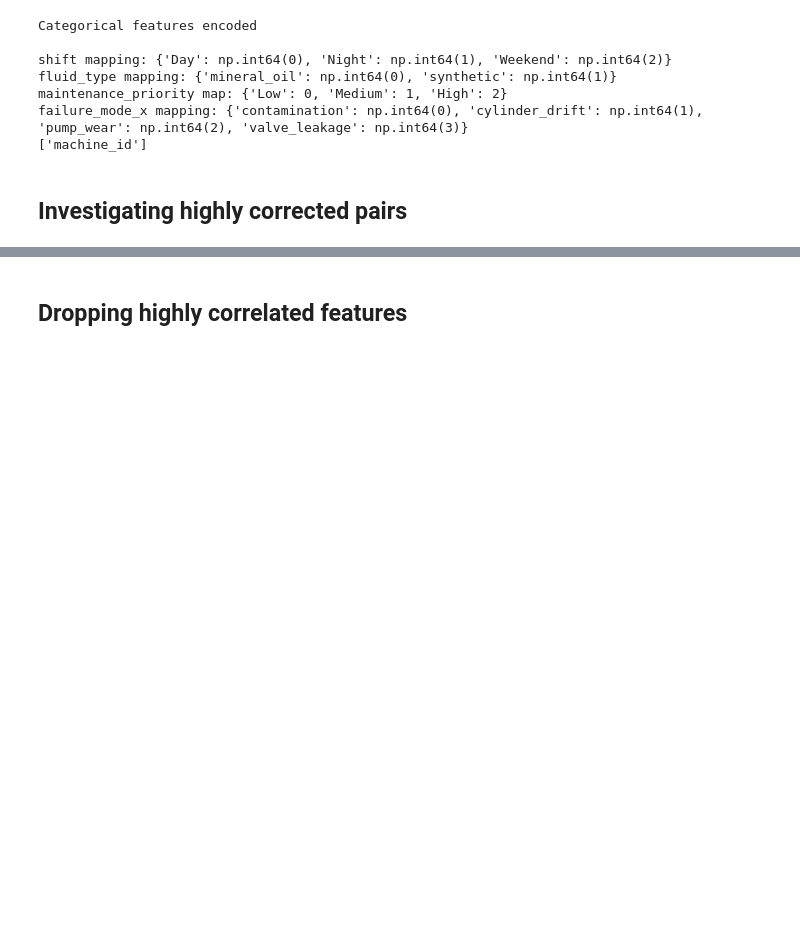
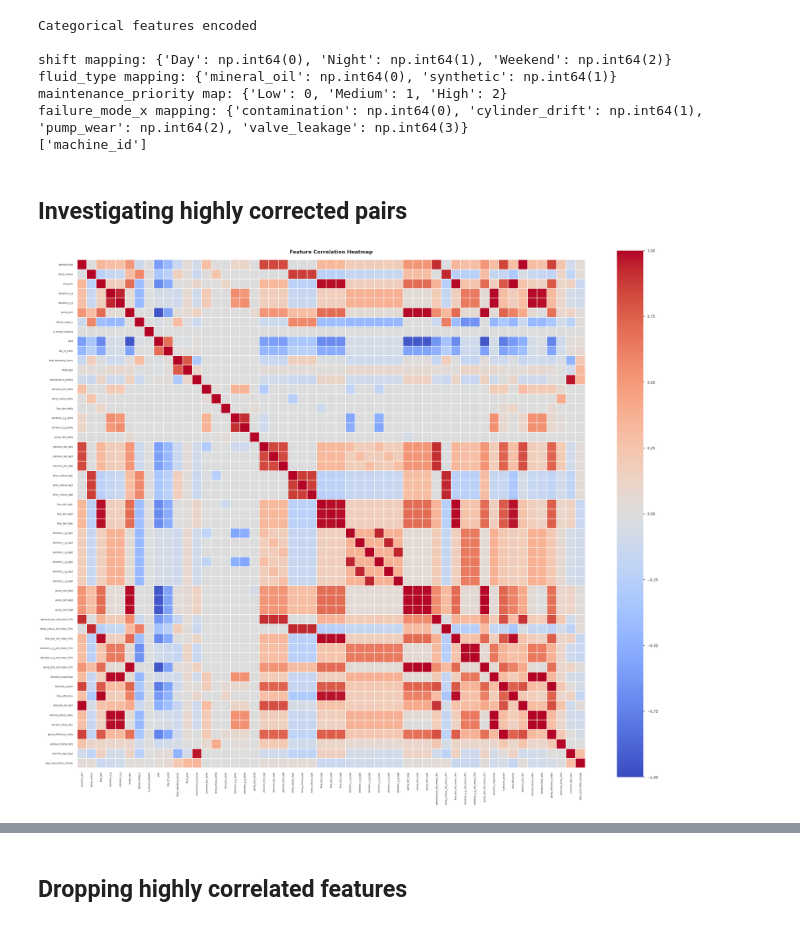
Before and after one commit to isiakpereaghogho/Predictive-Maintenance-for-Hydraulic-System, a Jupyter notebook: notebook/bosch predictive maintenance for hydraulic system(final experimentation).ipynb, the cells around one changed output, grey strips where cells are left out. Drawn from its saved outputs; the diff is of its cells as text; code cells hidden in the pictures; blank space fills up the shorter version.

```diff
--- a/notebook/bosch predictive maintenance for hydraulic system(final experimentation).ipynb
+++ b/notebook/bosch predictive maintenance for hydraulic system(final experimentation).ipynb
@@ -944,10 +951,3 @@ This could suggest several possibilities:
 - it may have operated under lighter workloads,
 - it may have undergone recent maintenance,
 - it experienced fewer degradation events during the monitoring period.
-# %%
-# Distributions split by anomaly label
-fig, axes = plt.subplots(2, 3, figsize=(15, 8))
-for ax, col in zip(axes.flat, sensor_cols):
-    sensor_df.groupby('is_anomaly')[col].plot.kde(ax=ax, legend=True)
-    ax.set_title(col)
-plt.tight_layout()
@@ -1549,4 +1681,43 @@ failure_mode_x mapping: {'contamination': np.int64(0), 'cylinder_drift': np.int6
 ['machine_id']
 # %% [markdown]
 ## Investigating highly corrected pairs
+# %%
+exclude_cols = [
+    'timestamp',
+    'machine_id',
+    'is_anomaly',
+    'rul_hours',
+    'installation_date',
+    'last_filter_change_date'
+]
+
+# Build temporary feature matrix
+feature_cols = [col for col in model_df.columns
+                if col not in exclude_cols]
+
+X_corr = model_df[feature_cols].fillna(0)
+
+# Compute correlation matrix
+corr_matrix = X_corr.corr()
+
+# Plot heatmap
+plt.figure(figsize=(30, 25))
+sns.heatmap(
+    corr_matrix,
+    annot=False,       # Too many features for annotations
+    cmap='coolwarm',
+    center=0,
+    linewidths=0.1,
+    square=True,
+    vmin=-1,
+    vmax=1
+)
+plt.title('Feature Correlation Heatmap',
+          fontsize=16, fontweight='bold', pad=20)
+plt.xticks(fontsize=7, rotation=90)
+plt.yticks(fontsize=7, rotation=0)
+plt.tight_layout()
+plt.show()
+# %% [output]
+[figure, added]
 # %%
```
Also changed, not shown: parts of 55 cells of this notebook, 3 other files.
